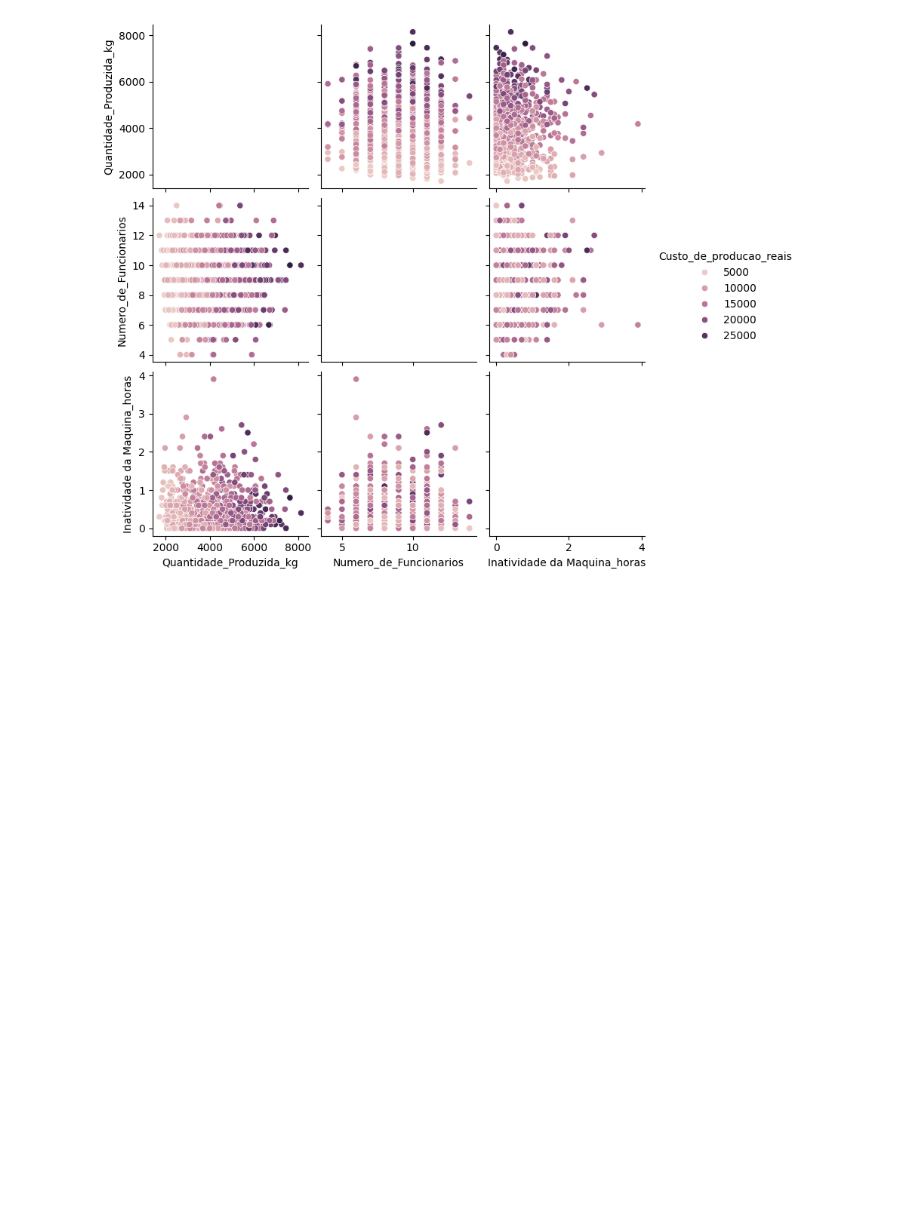
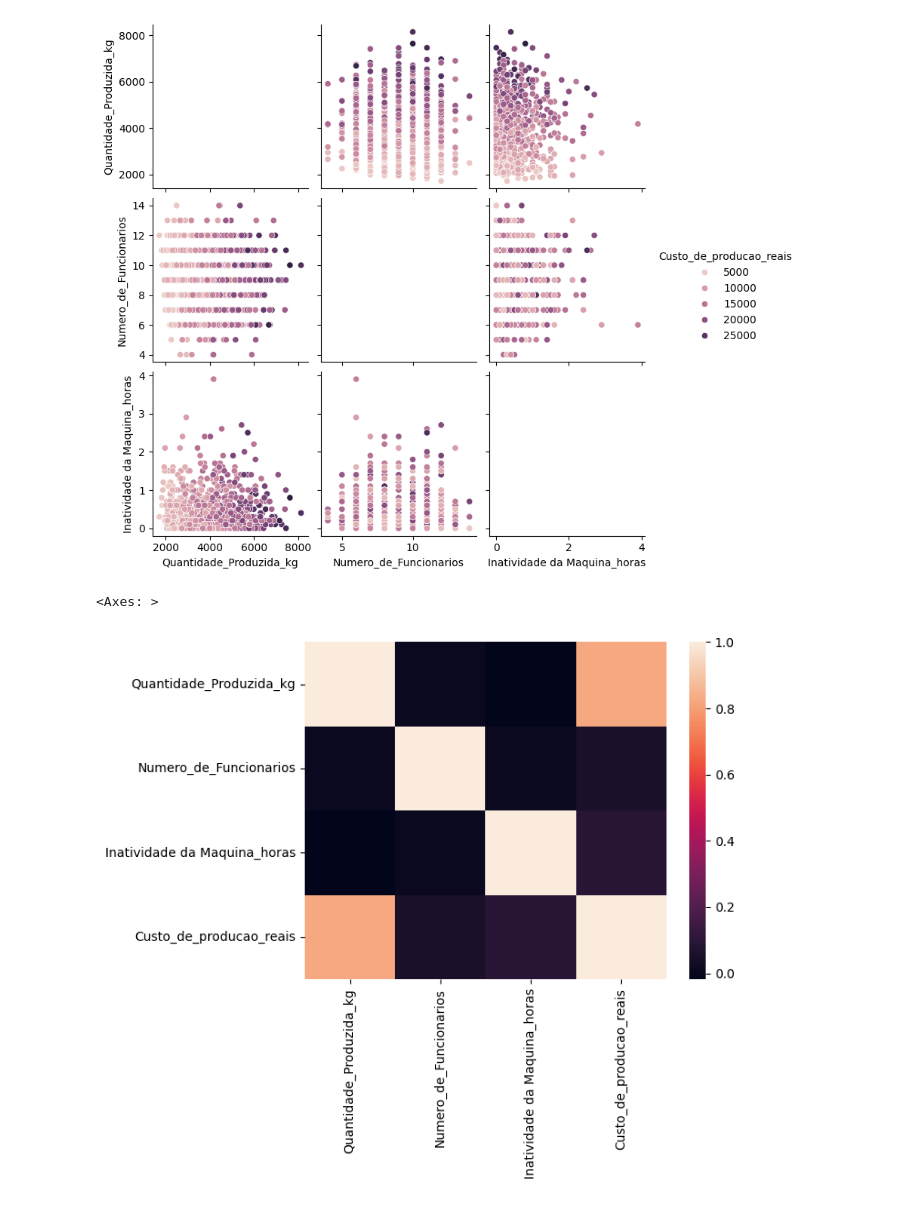
Before and after one commit to marcelodevcore/Projeto_modelo, a Jupyter notebook: estudo_pandas.ipynb, the cells around one changed output. Drawn from its saved outputs; the diff is of its cells as text; code cells hidden in the pictures; blank space fills up the shorter version.

```diff
--- a/estudo_pandas.ipynb
+++ b/estudo_pandas.ipynb
@@ -67,0 +72,2 @@ data_frame2 = data_frame2.drop('Temperatura_Media_celsius',axis=1)
+# %%
+data_frame2 = data_frame2.drop('Data',axis=1)
@@ -140,0 +150,5 @@ sns.pairplot(data_frame2, hue='Custo_de_producao_reais')
+# %%
+sns.heatmap(data_frame2.corr())
+# %% [output]
+<Axes: >
+[figure, added]
```
Also changed, not shown: parts of 22 cells of this notebook, 2 other files.
